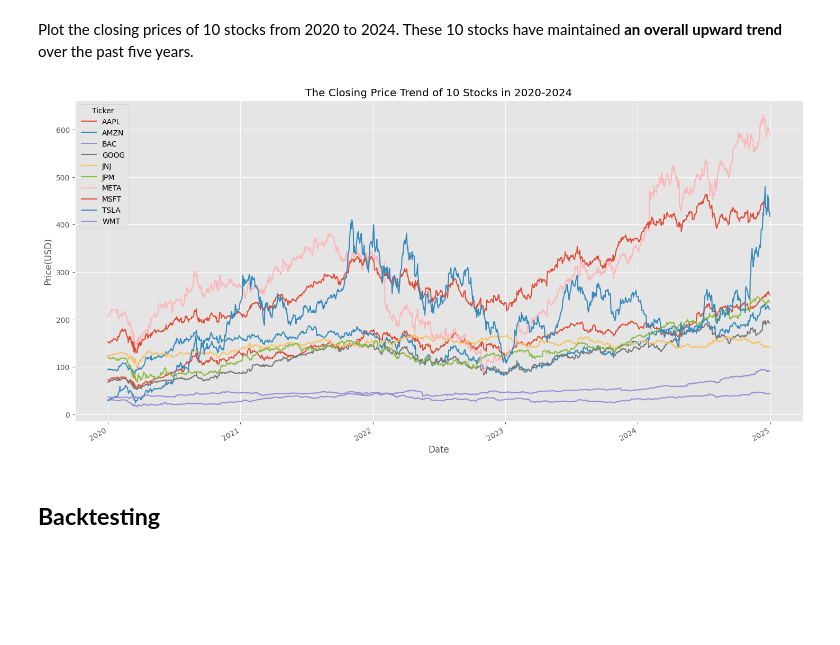
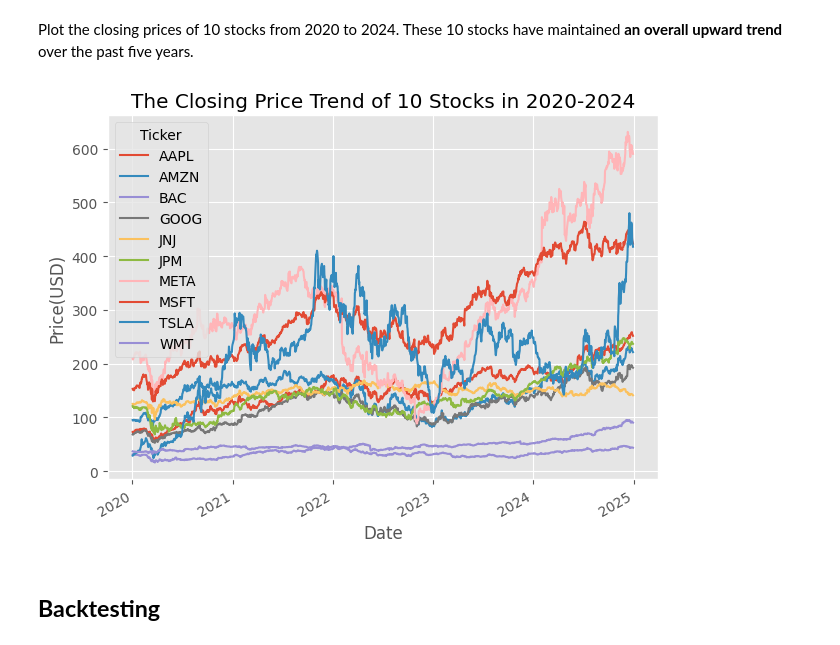
Before and after one commit to Imperial-Business-School/python-for-finance-WangZilu-imperial, a Jupyter notebook: Individual/Individual Assignment.ipynb, the cells around one changed output. Saved outputs shown, nothing was run; the diff lists cells and outputs as text; code cells hidden in the pictures; blank space fills up the shorter version.

```diff
--- a/Individual/Individual Assignment.ipynb
+++ b/Individual/Individual Assignment.ipynb
@@ -137,12 +137,11 @@ Plot the closing prices of 10 stocks from 2020 to 2024. These 10 stocks have mai
 # %%
 df_pivot.plot()
 plt.title("The Closing Price Trend of 10 Stocks in 2020-2024")
 plt.ylabel("Price(USD)")
 plt.xlabel("Date")
 plt.tight_layout()
-plt.gcf().set_size_inches(16, 8)
 # %% [output]
-[figure, old version]
+[figure, new version]
 # %% [markdown]
 ## **Backtesting**
 # %% [markdown]
```
Also changed, not shown: parts of 34 cells of this notebook, 2 other files.
